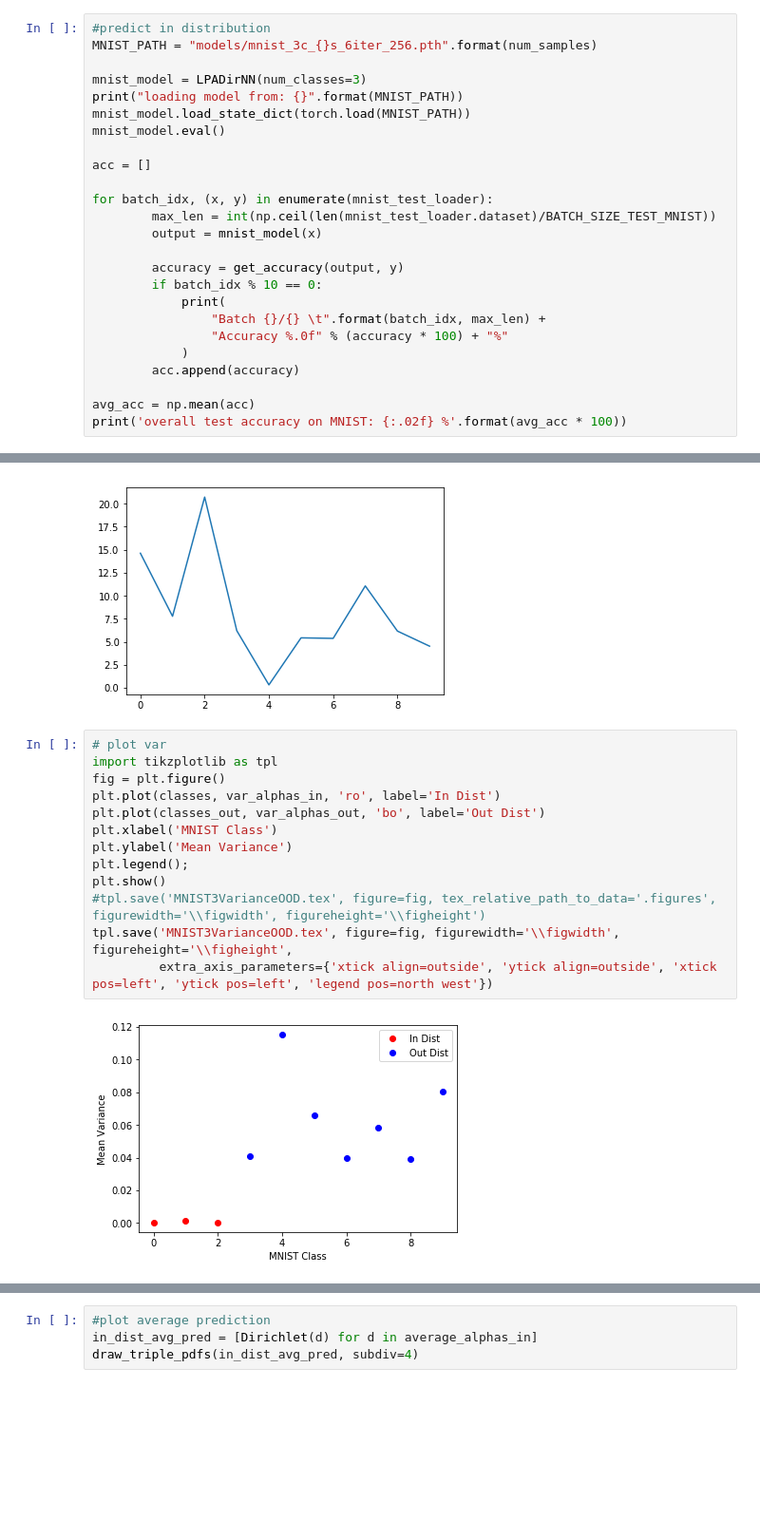
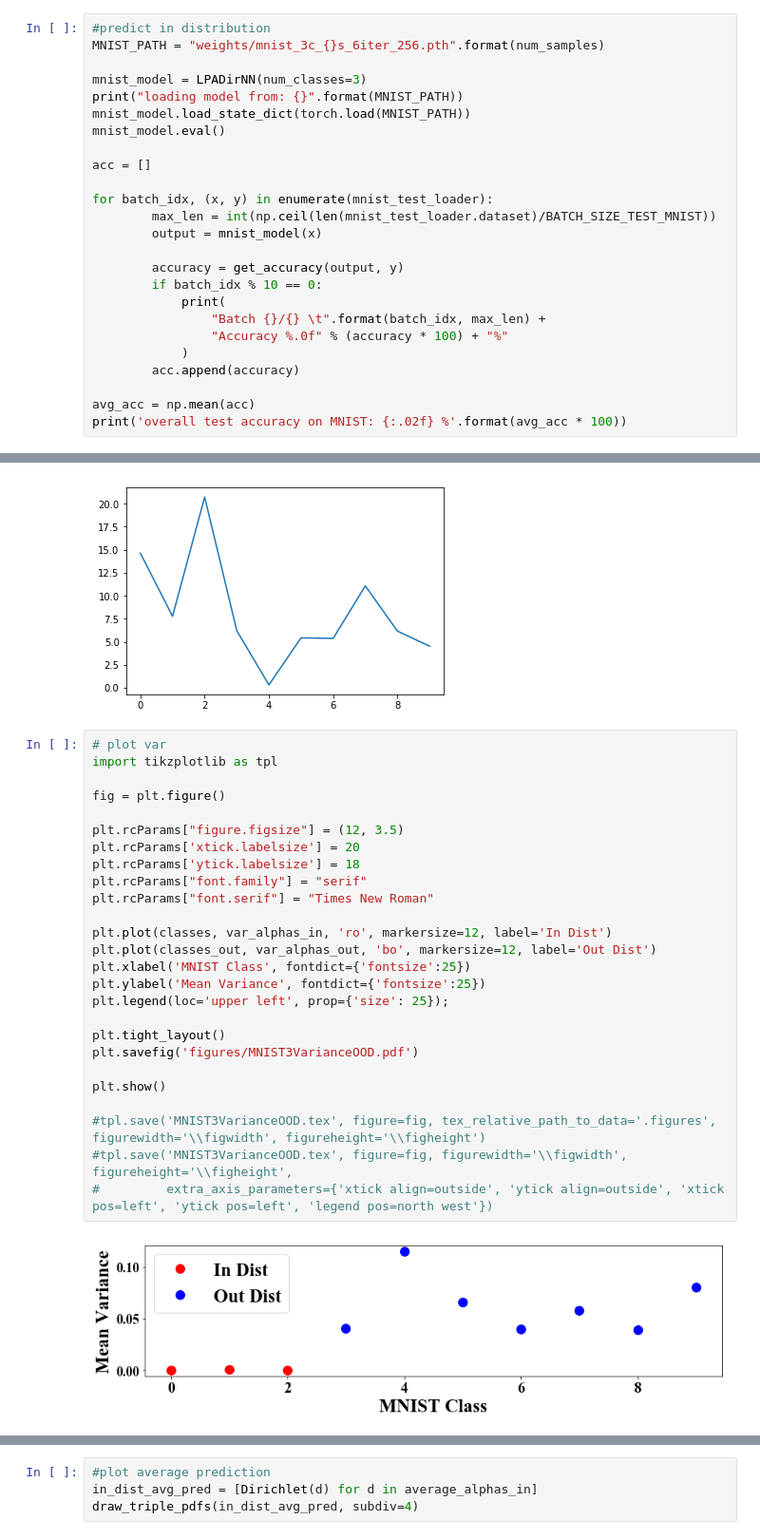
Before and after one commit to ross-Hr/master2020, a Jupyter notebook: 2019-10-Laplace_Bridge/exp/Exp1_MNIST_3_Classes.ipynb, the cells around one changed output, grey strips where cells are left out. Shown at 95% size. Drawn from its saved outputs; the diff is of its cells as text; blank space fills up the shorter version.

```diff
--- a/2019-10-Laplace_Bridge/exp/Exp1_MNIST_3_Classes.ipynb
+++ b/2019-10-Laplace_Bridge/exp/Exp1_MNIST_3_Classes.ipynb
@@ -384,7 +384,7 @@ def train(verbose=False):
 #train(verbose=False)
 # %%
 #predict in distribution
-MNIST_PATH = "models/mnist_3c_{}s_6iter_256.pth".format(num_samples)
+MNIST_PATH = "weights/mnist_3c_{}s_6iter_256.pth".format(num_samples)
 
 mnist_model = LPADirNN(num_classes=3)
 print("loading model from: {}".format(MNIST_PATH))
@@ -908,18 +908,31 @@ plt.plot(range(10), np.log(max_alphas_combined), label='max alphas')
 # %%
 # plot var
 import tikzplotlib as tpl
+
 fig = plt.figure()
-plt.plot(classes, var_alphas_in, 'ro', label='In Dist')
-plt.plot(classes_out, var_alphas_out, 'bo', label='Out Dist')
-plt.xlabel('MNIST Class')
-plt.ylabel('Mean Variance')
-plt.legend();
+
+plt.rcParams["figure.figsize"] = (12, 3.5)
+plt.rcParams['xtick.labelsize'] = 20
+plt.rcParams['ytick.labelsize'] = 18
+plt.rcParams["font.family"] = "serif"
+plt.rcParams["font.serif"] = "Times New Roman"
+
+plt.plot(classes, var_alphas_in, 'ro', markersize=12, label='In Dist')
+plt.plot(classes_out, var_alphas_out, 'bo', markersize=12, label='Out Dist')
+plt.xlabel('MNIST Class', fontdict={'fontsize':25})
+plt.ylabel('Mean Variance', fontdict={'fontsize':25})
+plt.legend(loc='upper left', prop={'size': 25});
+
+plt.tight_layout()
+plt.savefig('figures/MNIST3VarianceOOD.pdf')
+
 plt.show()
+
 #tpl.save('MNIST3VarianceOOD.tex', figure=fig, tex_relative_path_to_data='.figures', figurewidth='\\figwidth', figureheight='\\figheight')
-tpl.save('MNIST3VarianceOOD.tex', figure=fig, figurewidth='\\figwidth', figureheight='\\figheight',
-         extra_axis_parameters={'xtick align=outside', 'ytick align=outside', 'xtick pos=left', 'ytick pos=left', 'legend pos=north west'})
+#tpl.save('MNIST3VarianceOOD.tex', figure=fig, figurewidth='\\figwidth', figureheight='\\figheight',
+#         extra_axis_parameters={'xtick align=outside', 'ytick align=outside', 'xtick pos=left', 'ytick pos=left', 'legend pos=north west'})
 # %% [output]
-[figure, old version]
+[figure, new version]
 # %%
 # plot ent
 ent_alphas_combined_view = ent_alphas_combined
```
Also changed, not shown: parts of 11 cells of this notebook, 55 other files.
